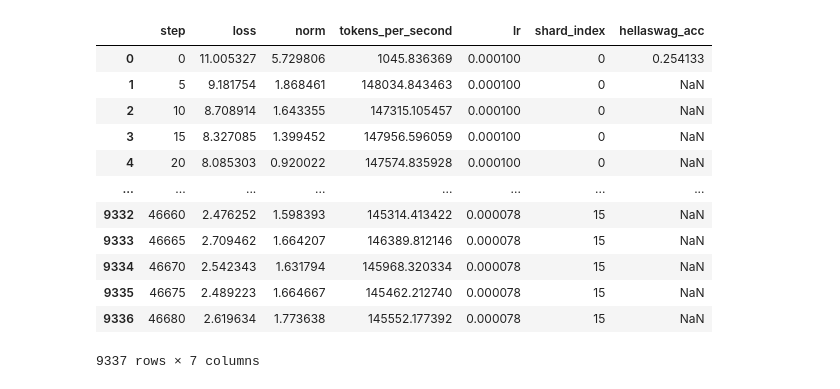
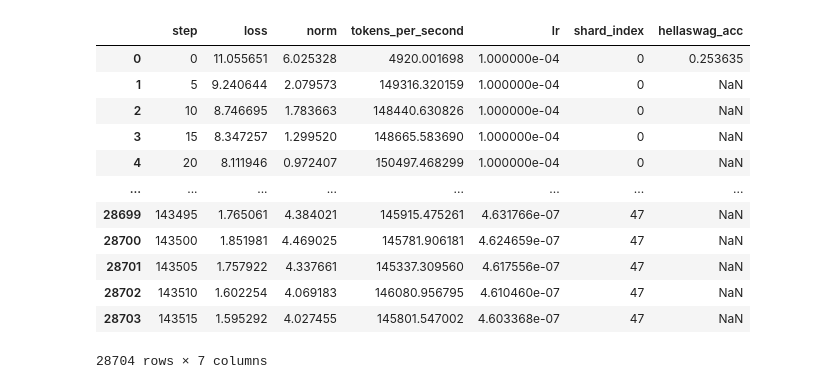
Before and after one commit to feljost/fgpt, a Jupyter notebook: visualize.ipynb, the cells around one changed output. Saved outputs shown, nothing was run; the diff lists cells and outputs as text; code cells hidden in the pictures.

```diff
--- a/visualize.ipynb
+++ b/visualize.ipynb
@@ -1,36 +1,36 @@
-# %%
-import glob
-import os
-import json
-import matplotlib.pyplot as plt
-import matplotlib.ticker as mticker
-import pandas as pd
-
-# Load the contents
-with open("train_metrics_20250901_1702.jsonl", "r") as f:
-    train_metrics = [json.loads(line) for line in f]
-
-# Load the contents
-with open("hellaswag_eval_20250901_1702.jsonl", "r") as f:
-    hellaswag = [json.loads(line) for line in f]
-
-df_metrics = pd.DataFrame(train_metrics)
-df_metrics = df_metrics.merge(pd.DataFrame(hellaswag), on="step", how="left")
-df_metrics
-# %% [output]
-|  | step | loss | norm | tokens_per_second | lr | shard_index | hellaswag_acc |
-| 0 | 0 | 11.005327 | 5.729806 | 1045.836369 | 0.000100 | 0 | 0.254133 |
-| 1 | 5 | 9.181754 | 1.868461 | 148034.843463 | 0.000100 | 0 | NaN |
-| 2 | 10 | 8.708914 | 1.643355 | 147315.105457 | 0.000100 | 0 | NaN |
-| 3 | 15 | 8.327085 | 1.399452 | 147956.596059 | 0.000100 | 0 | NaN |
-| 4 | 20 | 8.085303 | 0.920022 | 147574.835928 | 0.000100 | 0 | NaN |
-| ... | ... | ... | ... | ... | ... | ... | ... |
-| 9332 | 46660 | 2.476252 | 1.598393 | 145314.413422 | 0.000078 | 15 | NaN |
-| 9333 | 46665 | 2.709462 | 1.664207 | 146389.812146 | 0.000078 | 15 | NaN |
-| 9334 | 46670 | 2.542343 | 1.631794 | 145968.320334 | 0.000078 | 15 | NaN |
-| 9335 | 46675 | 2.489223 | 1.664667 | 145462.212740 | 0.000078 | 15 | NaN |
-| 9336 | 46680 | 2.619634 | 1.773638 | 145552.177392 | 0.000078 | 15 | NaN |
-9337 rows × 7 columns
+# %%
+import glob
+import os
+import json
+import matplotlib.pyplot as plt
+import matplotlib.ticker as mticker
+import pandas as pd
+
+# Load the contents
+with open("train_metrics_20250904_0642.jsonl", "r") as f:
+    train_metrics = [json.loads(line) for line in f]
+
+# Load the contents
+with open("hellaswag_eval_20250904_0642.jsonl", "r") as f:
+    hellaswag = [json.loads(line) for line in f]
+
+df_metrics = pd.DataFrame(train_metrics)
+df_metrics = df_metrics.merge(pd.DataFrame(hellaswag), on="step", how="left")
+df_metrics
+# %% [output]
+|  | step | loss | norm | tokens_per_second | lr | shard_index | hellaswag_acc |
+| 0 | 0 | 11.055651 | 6.025328 | 4920.001698 | 1.000000e-04 | 0 | 0.253635 |
+| 1 | 5 | 9.240644 | 2.079573 | 149316.320159 | 1.000000e-04 | 0 | NaN |
+| 2 | 10 | 8.746695 | 1.783663 | 148440.630826 | 1.000000e-04 | 0 | NaN |
+| 3 | 15 | 8.347257 | 1.299520 | 148665.583690 | 1.000000e-04 | 0 | NaN |
+| 4 | 20 | 8.111946 | 0.972407 | 150497.468299 | 1.000000e-04 | 0 | NaN |
+| ... | ... | ... | ... | ... | ... | ... | ... |
+| 28699 | 143495 | 1.765061 | 4.384021 | 145915.475261 | 4.631766e-07 | 47 | NaN |
+| 28700 | 143500 | 1.851981 | 4.469025 | 145781.906181 | 4.624659e-07 | 47 | NaN |
+| 28701 | 143505 | 1.757922 | 4.337661 | 145337.309560 | 4.617556e-07 | 47 | NaN |
+| 28702 | 143510 | 1.602254 | 4.069183 | 146080.956795 | 4.610460e-07 | 47 | NaN |
+| 28703 | 143515 | 1.595292 | 4.027455 | 145801.547002 | 4.603368e-07 | 47 | NaN |
+28704 rows × 7 columns
 # %%
 fig, (ax1, ax2, ax3) = plt.subplots(3, 1, figsize=(10, 15), sharex=True)
 
```
Also changed, not shown: parts of 2 cells of this notebook, 5 other files.
